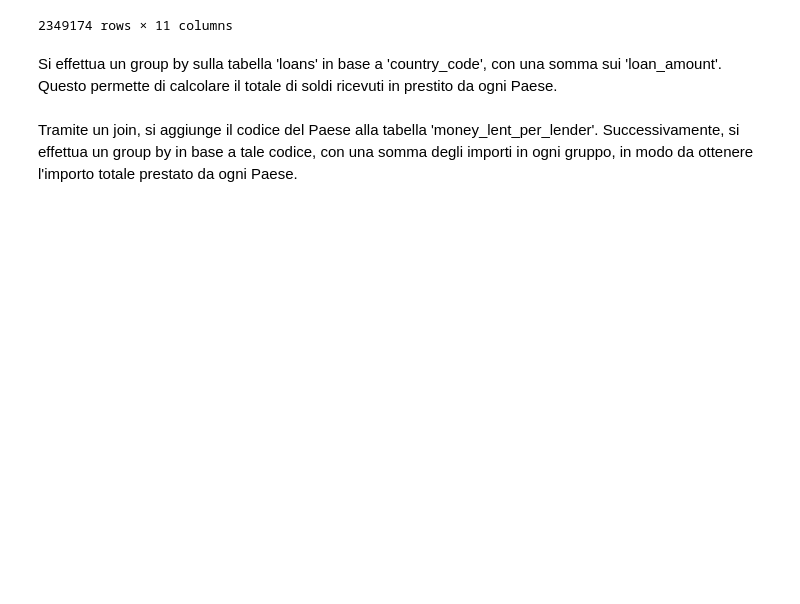
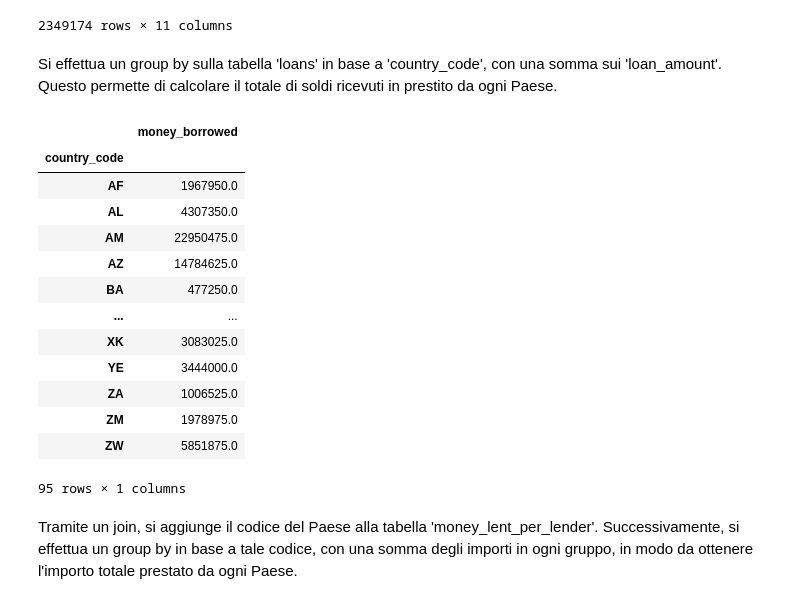
Before and after one commit to AleC28696/ProgettoFCS, a Jupyter notebook: Untitled.ipynb, the cells around one changed output. Drawn from its saved outputs; the diff is of its cells as text; code cells hidden in the pictures; blank space fills up the shorter version.

```diff
--- a/Untitled.ipynb
+++ b/Untitled.ipynb
@@ -473,6 +488,22 @@ Si effettua un group by sulla tabella 'loans' in base a 'country_code', con una
 # %%
 money_borrowed_per_country = loans[['country_code', 'loan_amount']].groupby('country_code').sum()
 money_borrowed_per_country.columns = ['money_borrowed']
+money_borrowed_per_country
+# %% [output]
+|  | money_borrowed |
+| country_code |  |
+| AF | 1967950.0 |
+| AL | 4307350.0 |
+| AM | 22950475.0 |
+| AZ | 14784625.0 |
+| BA | 477250.0 |
+| ... | ... |
+| XK | 3083025.0 |
+| YE | 3444000.0 |
+| ZA | 1006525.0 |
+| ZM | 1978975.0 |
+| ZW | 5851875.0 |
+95 rows × 1 columns
 # %% [markdown]
 Tramite un join, si aggiunge il codice del Paese alla tabella 'money_lent_per_lender'. Successivamente, si effettua un group by in base a tale codice, con una somma degli importi in ogni gruppo, in modo da ottenere l'importo totale prestato da ogni Paese.
 # %%
```
Also changed, not shown: parts of 7 cells of this notebook.
